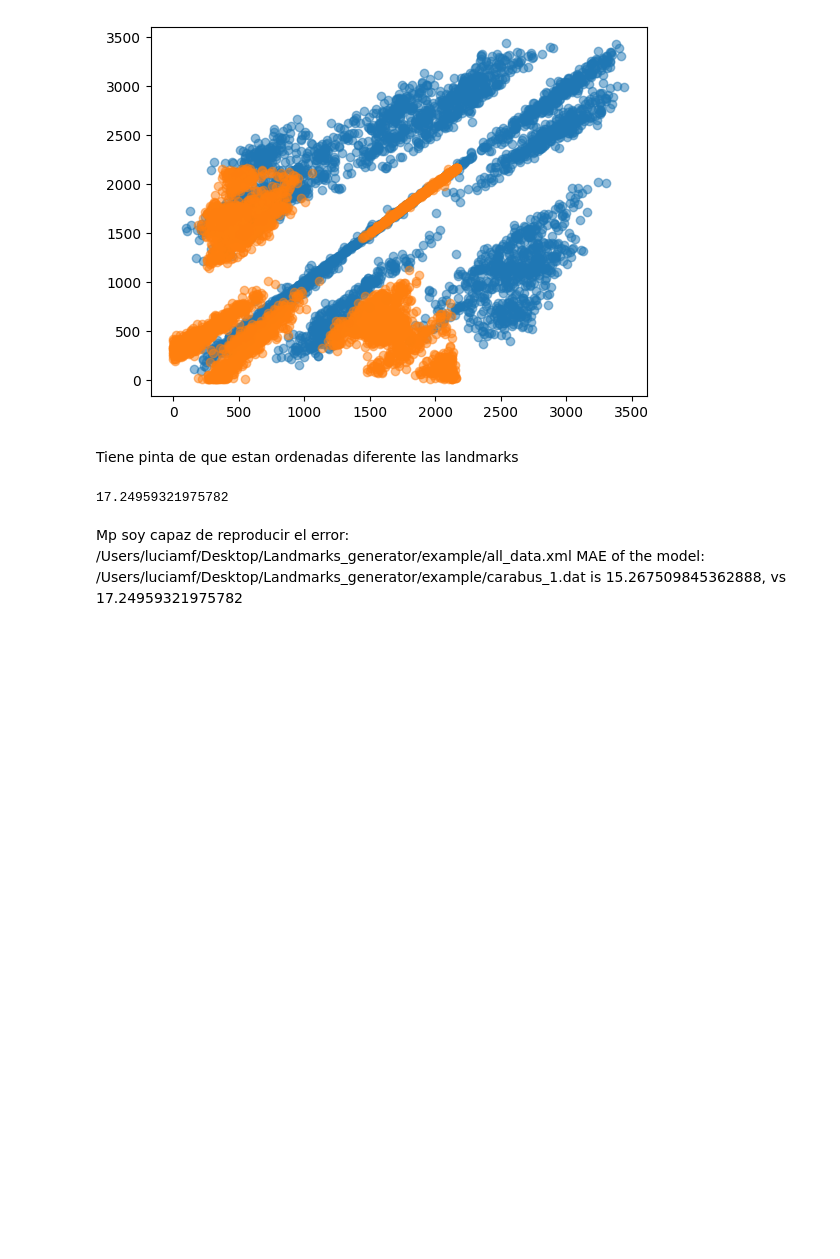
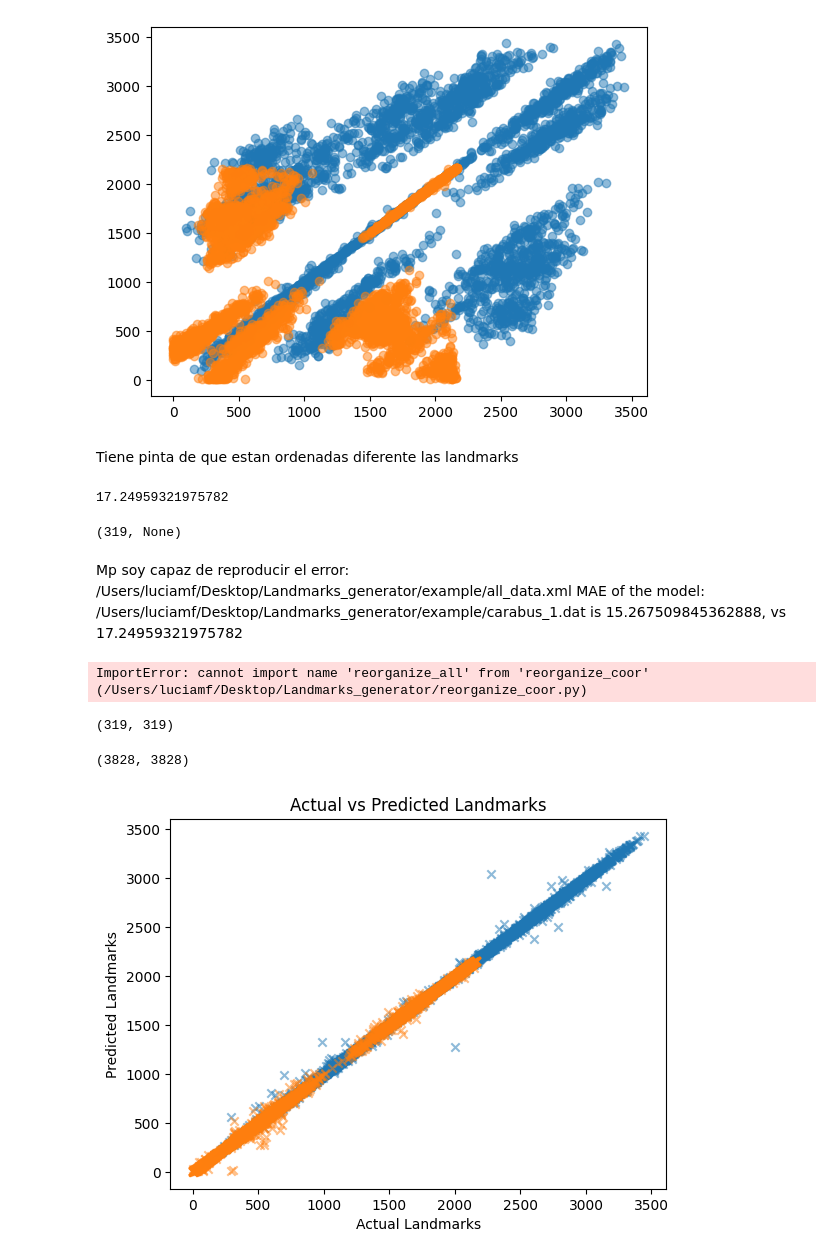
Before and after one commit to luciamartinf/Landmarks_generator, a Jupyter notebook: plot_results.ipynb, the cells around one changed output. Saved outputs shown, nothing was run; the diff lists cells and outputs as text; code cells hidden in the pictures; blank space fills up the shorter version.

Commit message:
reorganize_coor issue

```diff
--- a/plot_results.ipynb
+++ b/plot_results.ipynb
@@ -179,9 +179,36 @@ for i, error in enumerate(errors):
     #     break
 
 mean = statistics.mean(error_list)
-
-print(mean)
+len(error_list), print(mean)
 # %% [output]
 17.24959321975782
+(319, None)
 # %% [markdown]
 Mp soy capaz de reproducir el error: /Users/luciamf/Desktop/Landmarks_generator/example/all_data.xml MAE of the model: /Users/luciamf/Desktop/Landmarks_generator/example/carabus_1.dat is 15.267509845362888, vs 17.24959321975782
+# %%
+from reorganize_coor import reorganize_all
+
+sort_pred_landmarks = reorganize_all(real_landmarks, pred_landmarks)
+# %% [output]
+ImportError: cannot import name 'reorganize_all' from 'reorganize_coor' (/Users/luciamf/Desktop/Landmarks_generator/reorganize_coor.py)
+# %%
+len(sort_pred_landmarks), len(pred_landmarks)
+# %% [output]
+(319, 319)
+# %%
+x_pred,y_pred = get_xy(list(sort_pred_landmarks))
+
+x_real,y_real = get_xy(real_landmarks)
+
+len(x_pred), len(x_real)
+# %% [output]
+(3828, 3828)
+# %%
+plt.scatter(x_pred, x_real, alpha = 0.5, marker ='x')
+plt.scatter(y_pred, y_real, alpha = 0.5, marker='x')
+plt.xlabel('Actual Landmarks')
+plt.ylabel('Predicted Landmarks')
+plt.title('Actual vs Predicted Landmarks')
+plt.show()
+# %% [output]
+[figure, added]
```
Also changed, not shown: parts of 1 cell of this notebook, 1 other file.
